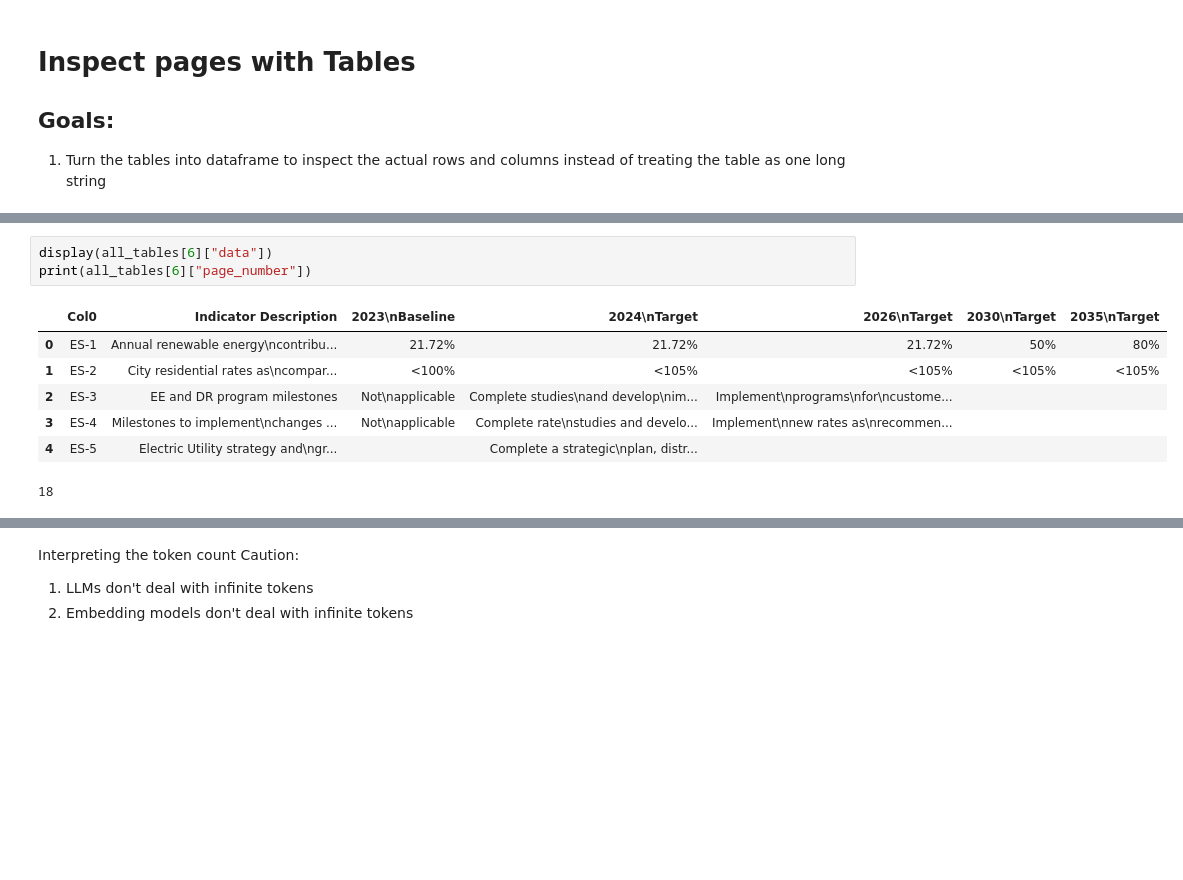
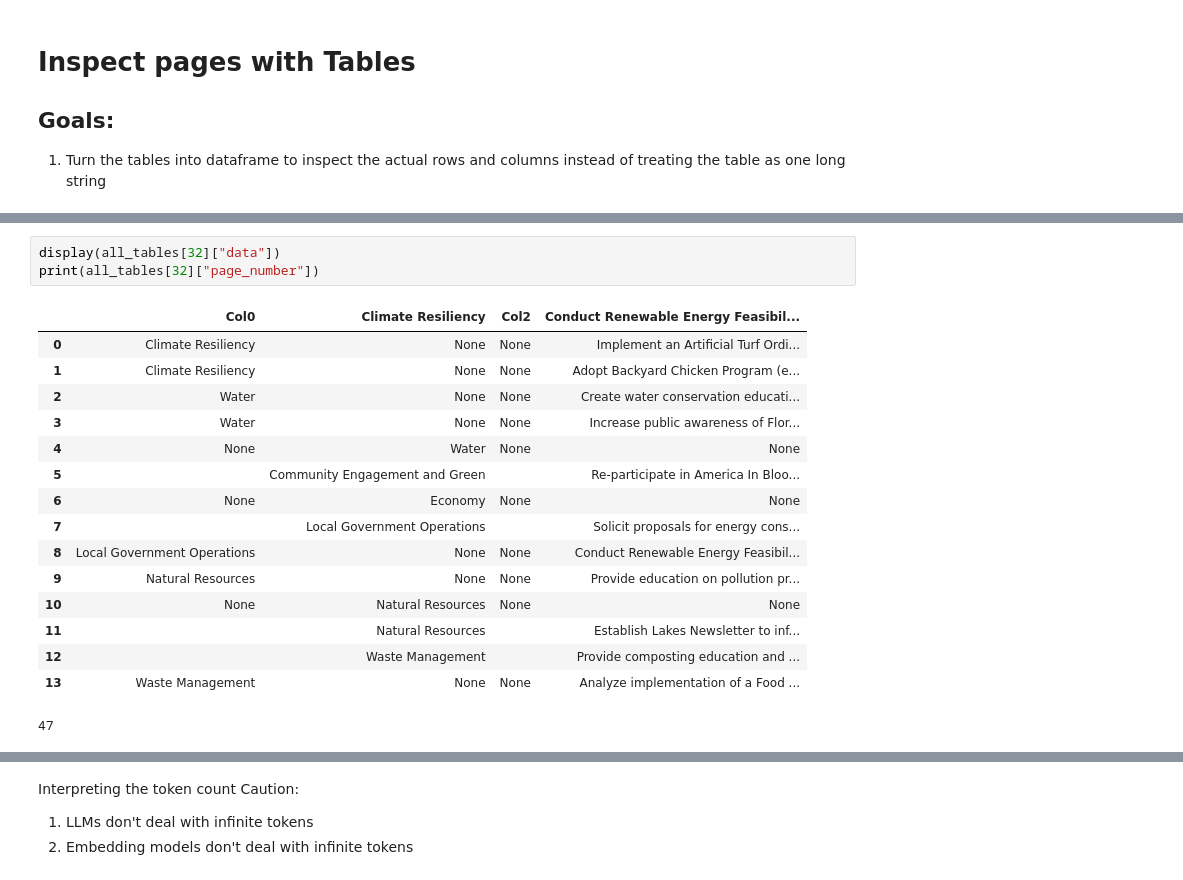
Before and after one commit to aplancher/RagWP, a Jupyter notebook: ragyou.ipynb, the cells around one changed output, grey strips where cells are left out. Cells and saved outputs as stored; diff of their text form; blank space fills up the shorter version.

```diff
--- a/ragyou.ipynb
+++ b/ragyou.ipynb
@@ -234,11 +231,20 @@ print(all_tables[2]["page_number"])
 # %%
-display(all_tables[6]["data"])
-print(all_tables[6]["page_number"])
+display(all_tables[32]["data"])
+print(all_tables[32]["page_number"])
 # %% [output]
-|  | Col0 | Indicator Description | 2023\nBaseline | 2024\nTarget | 2026\nTarget | 2030\nTarget | 2035\nTarget |
-| 0 | ES-1 | Annual renewable energy\ncontribu... | 21.72% | 21.72% | 21.72% | 50% | 80% |
-| 1 | ES-2 | City residential rates as\ncompar... | <100% | <105% | <105% | <105% | <105% |
-| 2 | ES-3 | EE and DR program milestones | Not\napplicable | Complete studies\nand develop\nim... | Implement\nprograms\nfor\ncustome... |  |  |
-| 3 | ES-4 | Milestones to implement\nchanges ... | Not\napplicable | Complete rate\nstudies and develo... | Implement\nnew rates as\nrecommen... |  |  |
-| 4 | ES-5 | Electric Utility strategy and\ngr... |  | Complete a strategic\nplan, distr... |  |  |  |
+|  | Col0 | Climate Resiliency | Col2 | Conduct Renewable Energy Feasibil... |
+| 0 | Climate Resiliency | None | None | Implement an Artificial Turf Ordi... |
+| 1 | Climate Resiliency | None | None | Adopt Backyard Chicken Program (e... |
+| 2 | Water | None | None | Create water conservation educati... |
+| 3 | Water | None | None | Increase public awareness of Flor... |
+| 4 | None | Water | None | None |
+| 5 |  | Community Engagement and Green |  | Re-participate in America In Bloo... |
+| 6 | None | Economy | None | None |
+| 7 |  | Local Government Operations |  | Solicit proposals for energy cons... |
+| 8 | Local Government Operations | None | None | Conduct Renewable Energy Feasibil... |
+| 9 | Natural Resources | None | None | Provide education on pollution pr... |
+| 10 | None | Natural Resources | None | None |
+| 11 |  | Natural Resources |  | Establish Lakes Newsletter to inf... |
+| 12 |  | Waste Management |  | Provide composting education and ... |
+| 13 | Waste Management | None | None | Analyze implementation of a Food ... |
-18
+47
```
Also changed, not shown: parts of 17 cells of this notebook.
